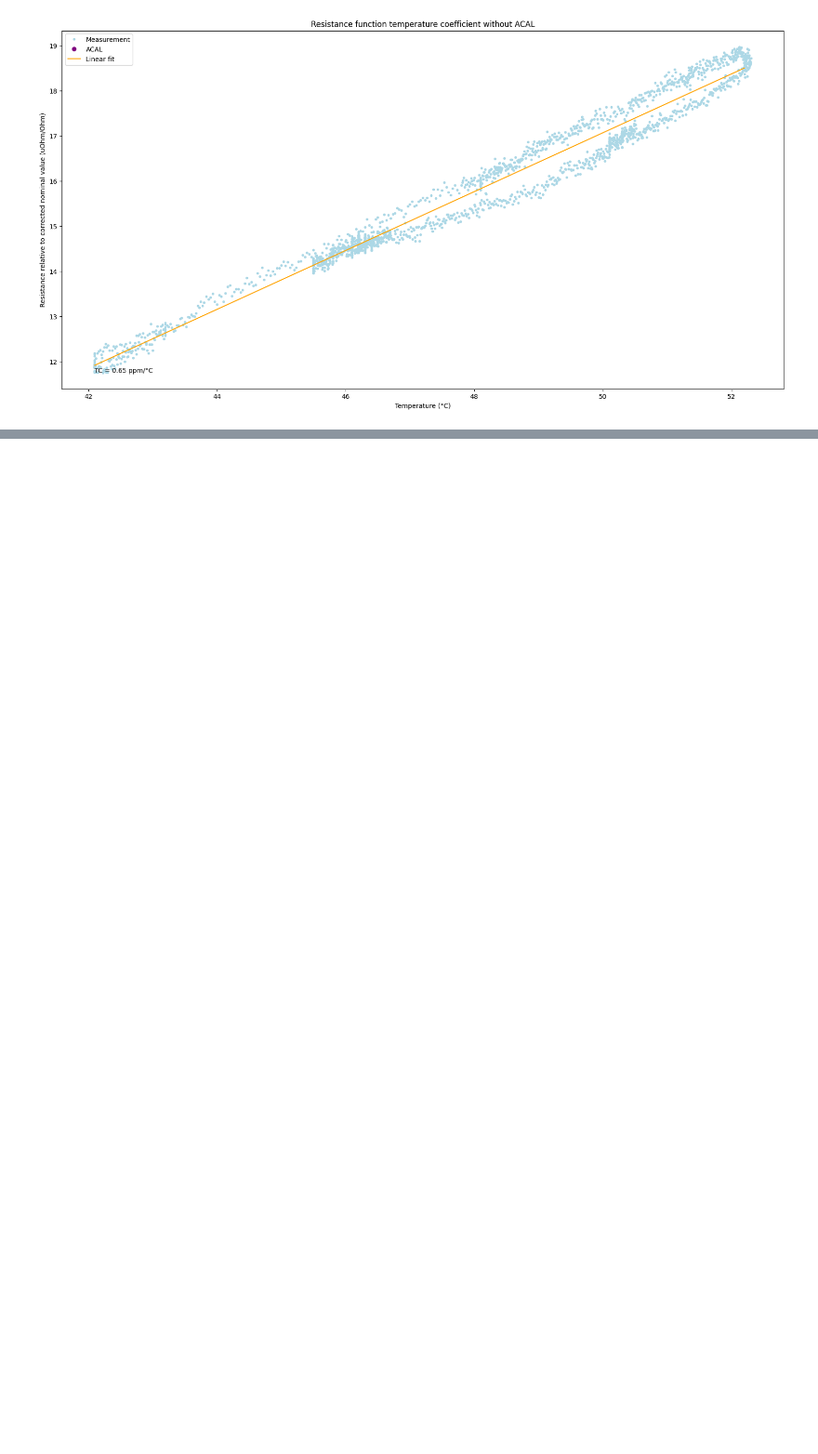
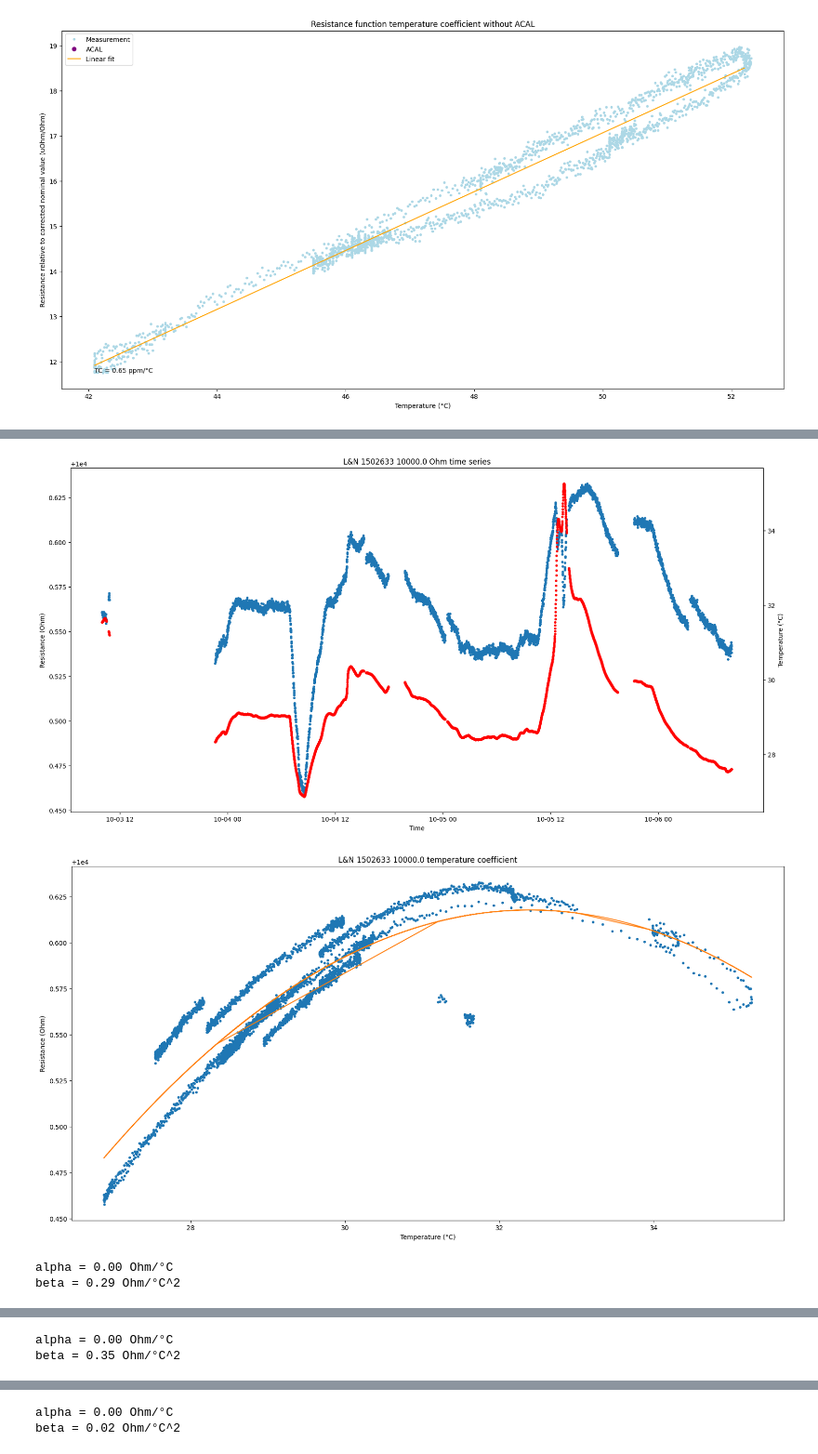
Before and after one commit to alson/metrology-data-analysis, a Jupyter notebook: resistance.ipynb, the cells around one changed output, grey strips where cells are left out. Shown at 93% size. Cells and saved outputs as stored; diff of their text form; code cells hidden in the pictures; blank space fills up the shorter version.

```diff
--- a/resistance.ipynb
+++ b/resistance.ipynb
@@ -309,0 +282,11 @@ process_dcv_tc(ks3458a_dc_w_acal, 2)
+# %%
+_, data = read_data(['ks3458a-k2000-20-res-tempco-log.csv', 'k2000-sr104-thermistor-log.csv'])
+res_tempco_data = data['ks3458a-k2000-20-res-tempco-log.csv']
+sr104_temp_data = data['k2000-sr104-thermistor-log.csv']
+# %%
+res_tempco_data_grouped = add_dut_and_setting_group(res_tempco_data)
+add_pt100_temp(res_tempco_data_grouped, 'k2000_20_pt100_ohm')
+old_max_rows = pd.get_option('display.max_rows')
+pd.set_option('display.max_rows', None)
+display(res_tempco_data_grouped.reset_index().groupby(['group', 'dut', 'dut_setting', 'ag3458a_2_range']).agg({'datetime': ['min', 'max']}))
+pd.set_option('display.max_rows', old_max_rows)
@@ -309,0 +314,36 @@ process_dcv_tc(ks3458a_dc_w_acal, 2)
+# %%
+ln_10k_1502633 = res_tempco_data_grouped[res_tempco_data_grouped.index <= pd.Timestamp(2023,10,6,9)]
+hw_10k_105267 = res_tempco_data_grouped[(res_tempco_data_grouped.index > pd.Timestamp(2023,10,6,11)) & (res_tempco_data_grouped.index < pd.Timestamp(2023,10,7,22))]
+hw_1k_105242 = res_tempco_data_grouped[(res_tempco_data_grouped.index > pd.Timestamp(2023,10,7,22)) & (res_tempco_data_grouped.index < pd.Timestamp(2023,10,9,12))]
+# %%
+def plot_res_tempco(data, dut, value):
+    dut_data_without_transfers = data[(data.dut == dut) & (data.ag3458a_2_range == value)]
+    ax = plt.gca()
+    ax.set_title(f'{dut} {value} Ohm time series')
+    ax.set_ylabel('Resistance (Ohm)')
+    ax.set_xlabel('Time')
+    ax.plot(dut_data_without_transfers.index, dut_data_without_transfers['ag3458a_2_ohm'], '.', label='Measurement')
+    ax2 = ax.twinx()
+    ax2.set_ylabel('Temperature (°C)')
+    ax2.plot(dut_data_without_transfers.index, dut_data_without_transfers['k2000_20_pt100_degC'], '.', color='red', label='Temperature')
+    plt.show()
+    plt.title(f'{dut} {value} temperature coefficient')
+    plt.xlabel('Temperature (°C)')
+    plt.ylabel('Resistance (Ohm)')
+    model = Pipeline([('poly', PolynomialFeatures(degree=2)),
+                      ('linear', LinearRegression())])
+    model.fit(dut_data_without_transfers['k2000_20_pt100_degC'].values.reshape(-1, 1), dut_data_without_transfers['ag3458a_2_ohm'])
+    plt.plot(dut_data_without_transfers['k2000_20_pt100_degC'], dut_data_without_transfers['ag3458a_2_ohm'], '.', label='Measurement')
+    plt.plot(dut_data_without_transfers['k2000_20_pt100_degC'], model.predict(dut_data_without_transfers['k2000_20_pt100_degC'].values.reshape(-1, 1)), label='Fit')
+    plt.show()
+    print(f"alpha = {model.named_steps['linear'].coef_[0]:.2f} Ohm/°C")
+    print(f"beta = {model.named_steps['linear'].coef_[1]:.2f} Ohm/°C^2")
+
+plot_res_tempco(ln_10k_1502633, 'L&N 1502633', 10e3)
+plot_res_tempco(hw_10k_105267, 'Honeywell 105267', 10e3)
+plot_res_tempco(hw_1k_105242, 'Honeywell 105242', 1e3)
+# %% [output]
+[figure, added]
+[figure, added]
+alpha = 0.00 Ohm/°C
+beta = 0.29 Ohm/°C^2
@@ -309,0 +352,2 @@ process_dcv_tc(ks3458a_dc_w_acal, 2)
+alpha = 0.00 Ohm/°C
+beta = 0.35 Ohm/°C^2
@@ -309,0 +356,2 @@ process_dcv_tc(ks3458a_dc_w_acal, 2)
+alpha = 0.00 Ohm/°C
+beta = 0.02 Ohm/°C^2
```
Also changed, not shown: parts of 9 cells of this notebook, 3 other files.
